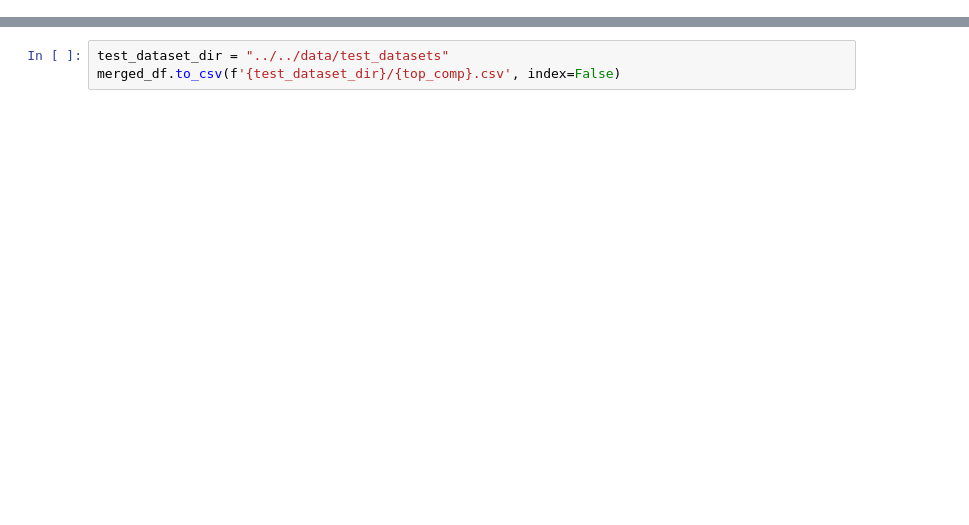
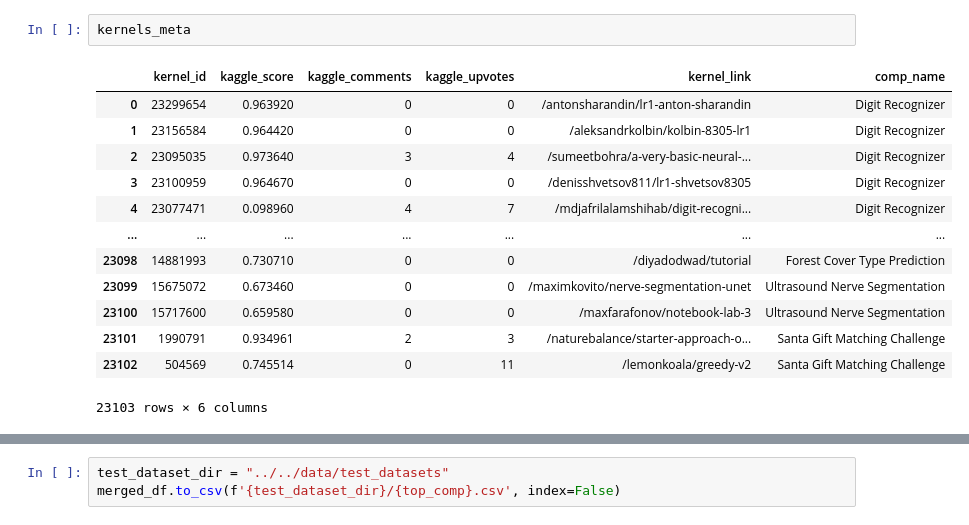
Before and after one commit to ETH-PEACH-Lab/datascience-visualisation, a Jupyter notebook: src/backend/utils/create_test_dataset.ipynb, the cells around one changed output, grey strips where cells are left out. Saved outputs shown, nothing was run; the diff lists cells and outputs as text; blank space fills up the shorter version.

```diff
--- a/src/backend/utils/create_test_dataset.ipynb
+++ b/src/backend/utils/create_test_dataset.ipynb
@@ -13,3 +29,19 @@ code_blocks
+# %%
+kernels_meta
+# %% [output]
+|  | kernel_id | kaggle_score | kaggle_comments | kaggle_upvotes | kernel_link | comp_name |
+| 0 | 23299654 | 0.963920 | 0 | 0 | /antonsharandin/lr1-anton-sharandin | Digit Recognizer |
+| 1 | 23156584 | 0.964420 | 0 | 0 | /aleksandrkolbin/kolbin-8305-lr1 | Digit Recognizer |
+| 2 | 23095035 | 0.973640 | 3 | 4 | /sumeetbohra/a-very-basic-neural-... | Digit Recognizer |
+| 3 | 23100959 | 0.964670 | 0 | 0 | /denisshvetsov811/lr1-shvetsov8305 | Digit Recognizer |
+| 4 | 23077471 | 0.098960 | 4 | 7 | /mdjafrilalamshihab/digit-recogni... | Digit Recognizer |
+| ... | ... | ... | ... | ... | ... | ... |
+| 23098 | 14881993 | 0.730710 | 0 | 0 | /diyadodwad/tutorial | Forest Cover Type Prediction |
+| 23099 | 15675072 | 0.673460 | 0 | 0 | /maximkovito/nerve-segmentation-unet | Ultrasound Nerve Segmentation |
+| 23100 | 15717600 | 0.659580 | 0 | 0 | /maxfarafonov/notebook-lab-3 | Ultrasound Nerve Segmentation |
+| 23101 | 1990791 | 0.934961 | 2 | 3 | /naturebalance/starter-approach-o... | Santa Gift Matching Challenge |
+| 23102 | 504569 | 0.745514 | 0 | 11 | /lemonkoala/greedy-v2 | Santa Gift Matching Challenge |
+23103 rows × 6 columns
 # %%
 kernels_count = kernels_meta.groupby('comp_name').size()
 n_kernels_per_comp = kernels_meta['comp_name'].value_counts()
```
Also changed, not shown: parts of 8 cells of this notebook, 3 other files.
